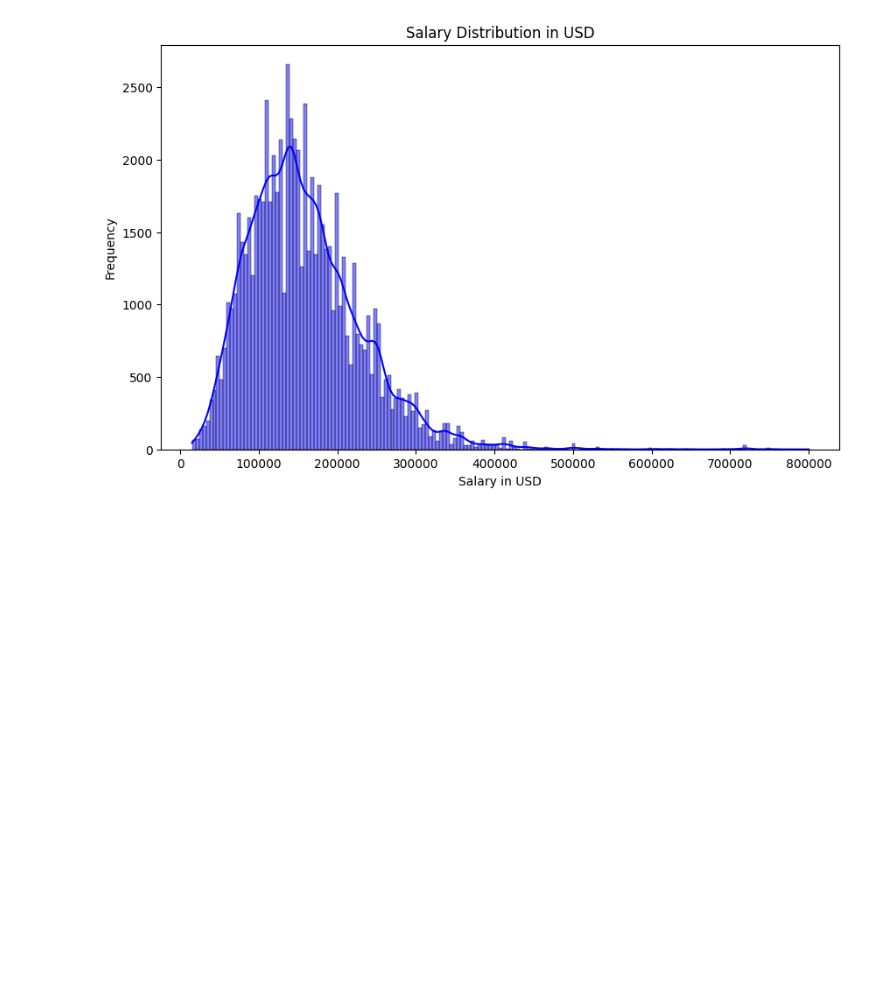
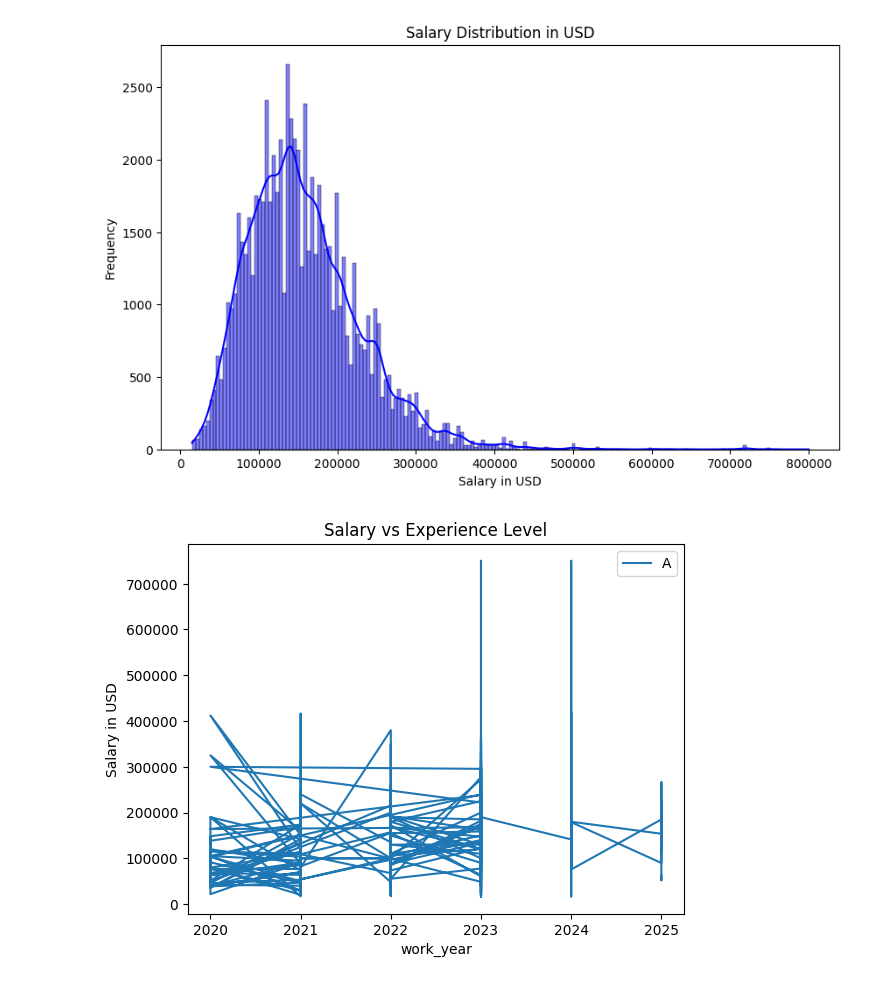
Before and after one commit to minendraa/Data-Visualization-Analysis, a Jupyter notebook: day7/AI_salaries.ipynb, the cells around one changed output. Saved outputs shown, nothing was run; the diff lists cells and outputs as text; code cells hidden in the pictures; blank space fills up the shorter version.

```diff
--- a/day7/AI_salaries.ipynb
+++ b/day7/AI_salaries.ipynb
@@ -147,3 +147,14 @@ Highest Salary (USD): 750000
 Lowest Salary (USD): 16000
 Average Salary (USD): 158013.3337975455
 [figure]
+# %%
+plt.plot(df1['work_year'],df1['salary_in_usd'])
+plt.xlabel('work_year')
+plt.ylabel('Salary in USD')
+plt.title('Salary vs Experience Level')
+
+plt.legend("ABCDEF",ncol=2,loc="upper right")
+
+plt.show()
+# %% [output]
+[figure, added]
```
